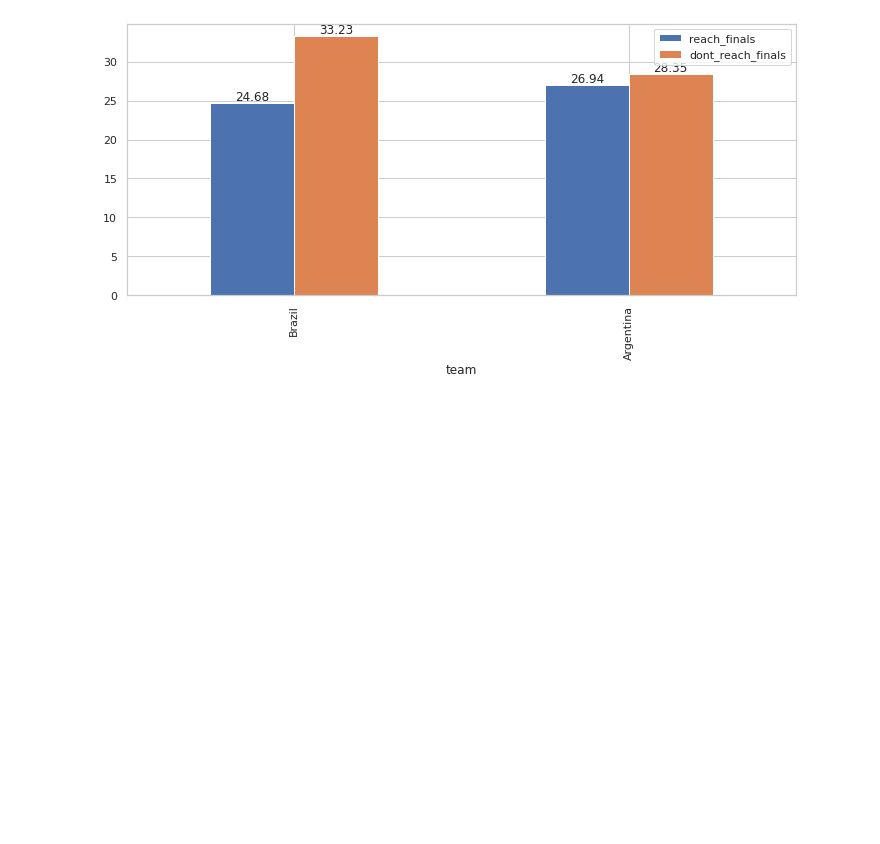
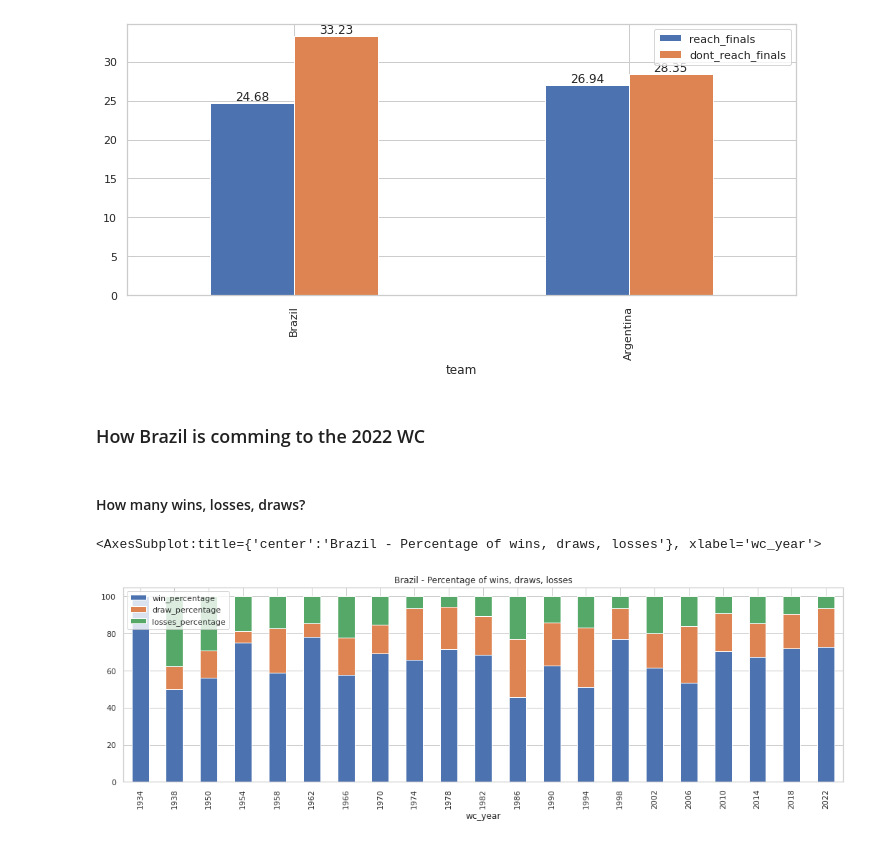
Before and after one commit to samuelca/international-football-results, a Jupyter notebook: exploratory-analysis.ipynb, the cells around one changed output. Saved outputs shown, nothing was run; the diff lists cells and outputs as text; code cells hidden in the pictures; blank space fills up the shorter version.

```diff
--- a/exploratory-analysis.ipynb
+++ b/exploratory-analysis.ipynb
@@ -550,3 +553,50 @@ for container in ax.containers:
     ax.bar_label(container)
 # %% [output]
 [figure]
+# %% [markdown]
+### How Brazil is comming to the 2022 WC
+# %% [markdown]
+#### How many wins, losses, draws?
+# %%
+team = 'Brazil'
+
+# Adding 2022 WC dates to get the data of the games after 2018
+df_2022 = pd.DataFrame([[2022,datetime(2022,11,21).date(),datetime(2022,12,18).date(),'-','-']], columns = df_wc_start_end.columns, index = [21])
+df_wc_start_end_2022 = pd.concat([df_wc_start_end,df_2022])
+
+wc_history_list = []
+for i in range(1,len(df_wc_start_end_2022)):
+    start_cycle_year = df_wc_start_end_2022['year'][i-1] # year that start the next wc cycle
+    end_cycle_year = df_wc_start_end_2022['year'][i] # wc year, that ends the wc cycle
+
+    df_wc_cycle = df_results[(df_results['teams_envolved'].apply(lambda x: x.__contains__(team))) &
+                        (df_results['date'] > df_wc_start_end_2022[df_wc_start_end_2022['year'] == start_cycle_year]['date_end'].max()) & # greater than the end of last WC
+                        (df_results['date'] < df_wc_start_end_2022[df_wc_start_end_2022['year'] == end_cycle_year]['date_start'].min())]  # smaller than the begging of current wc
+
+    total_games_played = len(df_wc_cycle)
+    w = 0
+    l = 0
+    d = 0
+    for t in df_wc_cycle['winning_team']:
+        if (t == team): # How many wins the team had
+            w+=1
+        elif (t == '-'): # How many draws the team had
+            d += 1
+        else:
+            l += 1 # How many losses the team had
+
+    wc_history_list.append([end_cycle_year, team, total_games_played, w, d, l])
+
+df_wc_history = pd.DataFrame(wc_history_list, columns = ['wc_year', 'team', 'games_played', 'wins', 'draws', 'losses'])
+
+df_wc_history['win_percentage'] = (df_wc_history['wins'] / df_wc_history['games_played']).apply(lambda x: round(100*x,2))
+df_wc_history['draw_percentage'] = (df_wc_history['draws'] / df_wc_history['games_played']).apply(lambda x: round(100*x,2))
+df_wc_history['losses_percentage'] = (df_wc_history['losses'] / df_wc_history['games_played']).apply(lambda x: round(100*x,2))
+
+df_wc_history.drop(columns = ['team', 'games_played', 'wins', 'draws', 'losses']).set_index('wc_year').plot(kind = 'bar',
+                                                                                                                 stacked=True,
+                                                                                                                 figsize=(18,5),
+                                                                                                                 title = f"{team} - Percentage of wins, draws, losses")
+# %% [output]
+<AxesSubplot:title={'center':'Brazil - Percentage of wins, draws, losses'}, xlabel='wc_year'>
+[figure, added]
```
Also changed, not shown: parts of 8 cells of this notebook.
